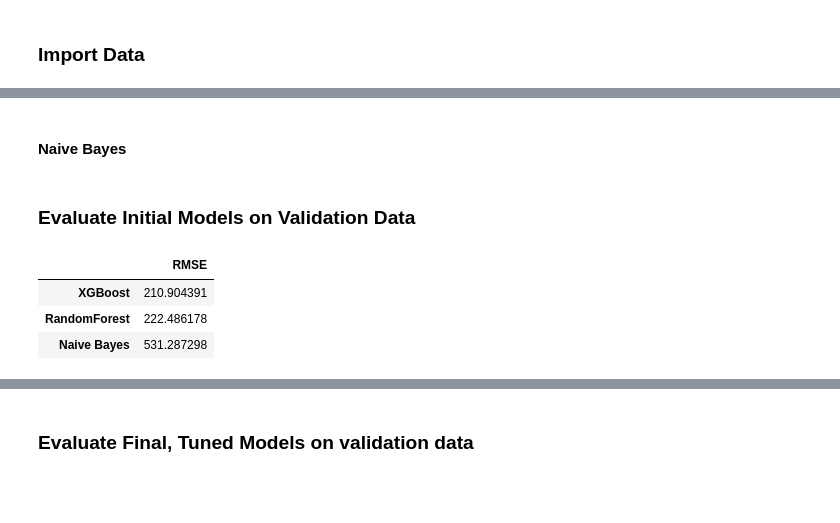
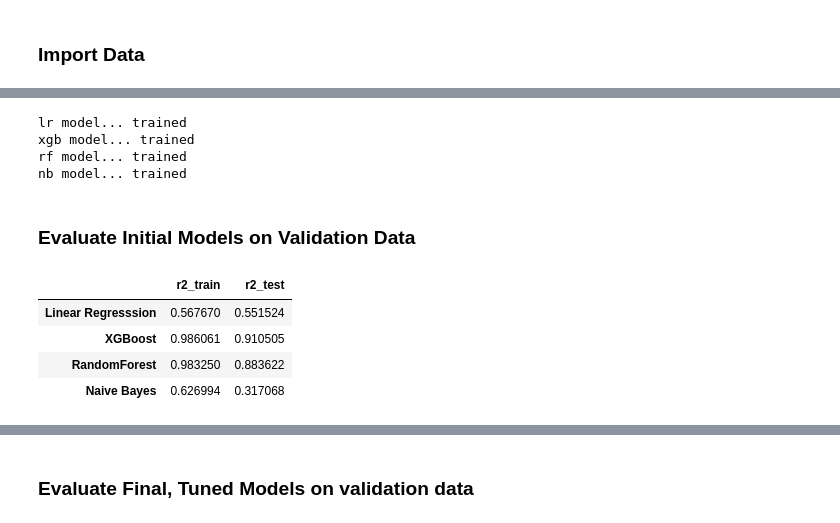
Before and after one commit to j4mes12/ITAI_Coursework, a Jupyter notebook: 05_Model_Tuning.ipynb, the cells around one changed output, grey strips where cells are left out. Drawn from its saved outputs; the diff is of its cells as text; code cells hidden in the pictures; blank space fills up the shorter version.

```diff
--- a/05_Model_Tuning.ipynb
+++ b/05_Model_Tuning.ipynb
@@ -47,2 +48,0 @@ rf = RandomForestRegressor(random_state=p.RANDOM_STATE).fit(**train_data)
-# %% [markdown]
-#### Naive Bayes
@@ -51,10 +49,38 @@ nb = GaussianNB().fit(**train_data)
+# %%
+print('lr model...', end = ' ')
+lr = LinearRegression().fit(**train_data)
+print('trained')
+
+print('xgb model...', end = ' ')
+xgb = XGBRegressor(random_state = p.RANDOM_STATE).fit(**train_data)
+print('trained')
+
+print('rf model...', end = ' ')
+rf = RandomForestRegressor(random_state=p.RANDOM_STATE).fit(**train_data)
+print('trained')
+
+print('nb model...', end = ' ')
+nb = GaussianNB().fit(**train_data)
+print('trained')
+# %% [output]
+lr model... trained
+xgb model... trained
+rf model... trained
+nb model... trained
 # %% [markdown]
 ### Evaluate Initial Models on Validation Data
 # %%
-rmse = {'RMSE' : [f.evaluate_model(model, metric = 'rmse', **val_data) for model in [xgb, rf, nb]]}
-pd.DataFrame(rmse, index = ['XGBoost', 'RandomForest', 'Naive Bayes'])
+models = [lr, xgb, rf, nb]
+
+rmse = {
+    'r2_train' : [f.evaluate_model(model, metric = 'r2', **train_data) for model in models],
+    'r2_test' : [f.evaluate_model(model, metric = 'r2', **test_data) for model in models]
+    }
+initial_results = pd.DataFrame(rmse, index = ['Linear Regresssion', 'XGBoost', 'RandomForest', 'Naive Bayes'])
+initial_results
 # %% [output]
-|  | RMSE |
-| XGBoost | 210.904391 |
-| RandomForest | 222.486178 |
-| Naive Bayes | 531.287298 |
+|  | r2_train | r2_test |
+| Linear Regresssion | 0.567670 | 0.551524 |
+| XGBoost | 0.986061 | 0.910505 |
+| RandomForest | 0.983250 | 0.883622 |
+| Naive Bayes | 0.626994 | 0.317068 |
```
Also changed, not shown: parts of 54 cells of this notebook, 2 other files.
